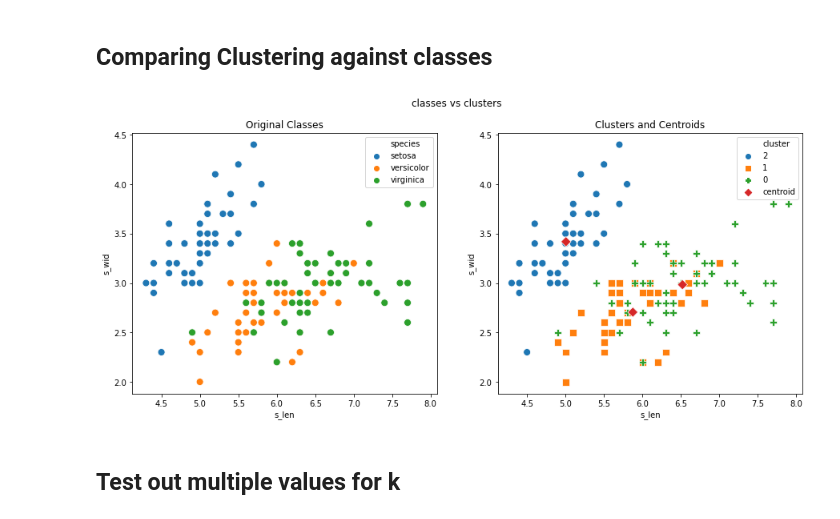
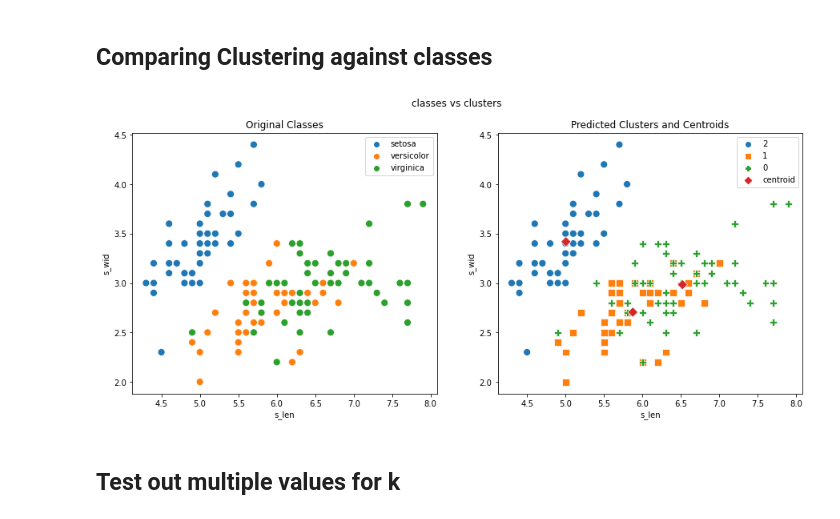
Before and after one commit to livinNector/machine-learning-lab-exercises, a Jupyter notebook: notebooks/Exercise 4.ipynb, the cells around one changed output. Cells and saved outputs as stored; diff of their text form; code cells hidden in the pictures.

```diff
--- a/notebooks/Exercise 4.ipynb
+++ b/notebooks/Exercise 4.ipynb
@@ -85,23 +120,23 @@ all_df = pd.concat([all_df, centroids])
 # %%
 plt.figure(figsize=(15,6))
 plt.suptitle("classes vs clusters")
 plt.subplot(121)
 plt.title("Original Classes")
-sns.scatterplot("s_len","s_wid",data=all_df,hue="species",s=80)
+sns.scatterplot(data=all_df,x="s_len",y="s_wid",hue="species",s=80)
 plt.legend(loc="upper right")
 
 plt.subplot(122)
 plt.title("Predicted Clusters and Centroids")
 sns.scatterplot(
-    "s_len","s_wid",data=all_df,
+    data=all_df,x="s_len",y="s_wid",
     hue="cluster",style = "cluster",
     markers="osPD",s=80
 )
 plt.legend(loc="upper right")
 
 plt.show()
 # %% [output]
-[figure, old version]
+[figure, new version]
 # %% [markdown]
  ## Test out multiple values for k
 # %%
```
Also changed, not shown: parts of 8 cells of this notebook.
